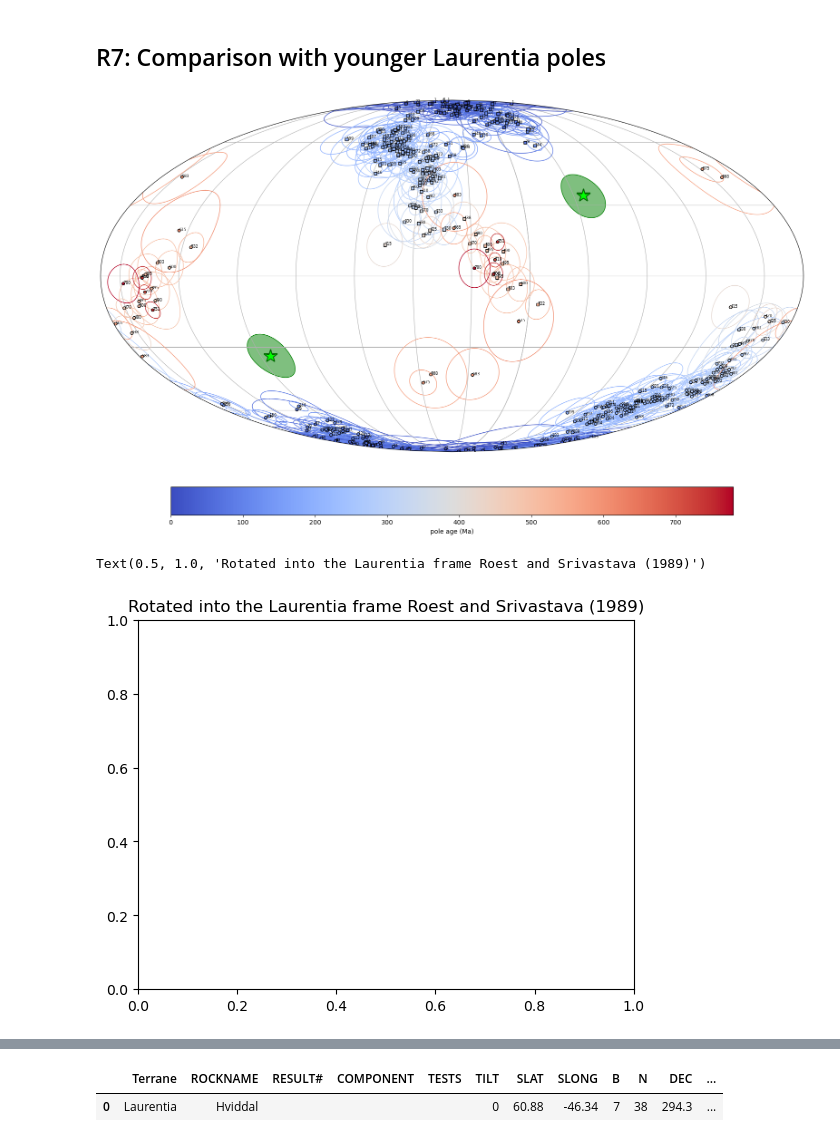
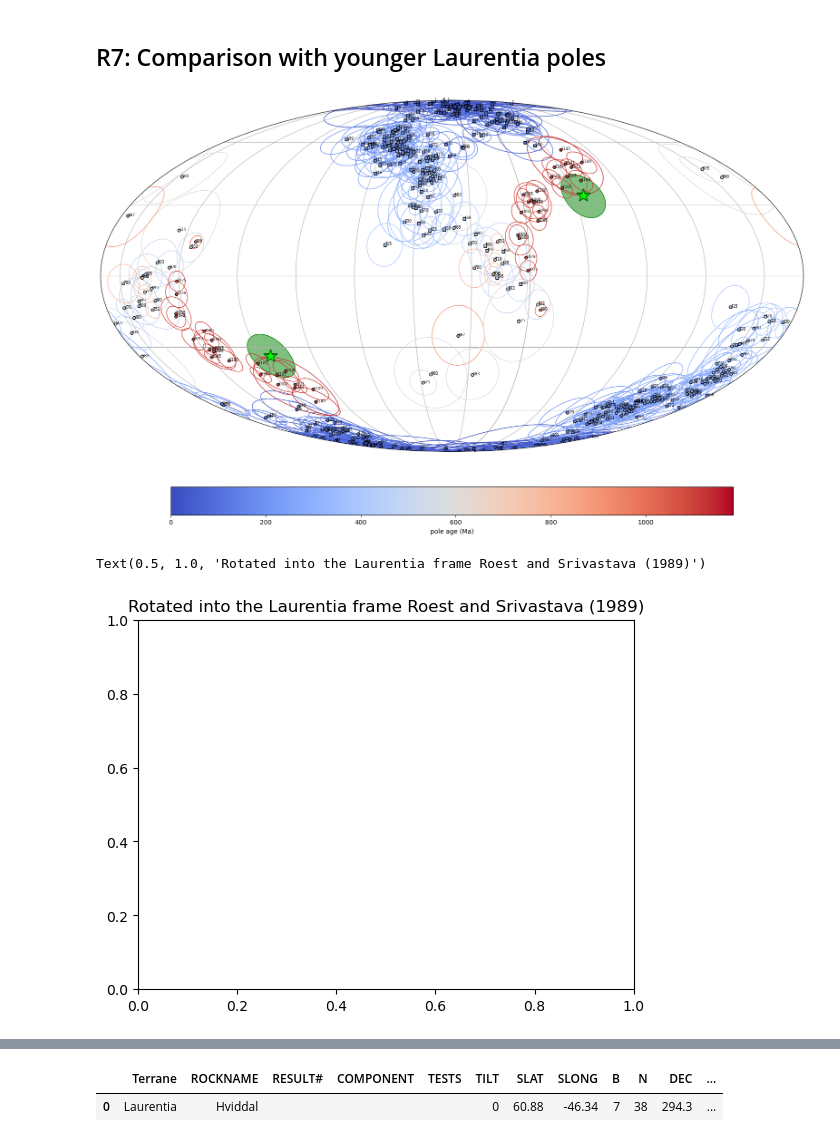
Before and after one commit to Swanson-Hysell-Group/2026_Laurentia_Precambrian_poles, a Jupyter notebook: pole_notebooks/1184_Hviddal.ipynb, the cells around one changed output, grey strips where cells are left out. Cells and saved outputs as stored; diff of their text form; code cells hidden in the pictures.

Commit message:
Updates to Hvidal
Typoes and age change in laurentia younger pole plot

```diff
--- a/pole_notebooks/1184_Hviddal.ipynb
+++ b/pole_notebooks/1184_Hviddal.ipynb
@@ -190,12 +190,12 @@ A_95 of 9.6 passes Deenen et al. (2011) criteria of being between 5.5 and 24.1 f
 # %%
 Laurentia_poles = pt.get_Laurentia_poles()
 Laurentia_stricto_poles = pt.get_Laurentia_stricto_poles()
 pt.plot_pole_overlap('Hviddal', Laurentia_stricto_poles, pt.Torsvik2012_Laurentia,
                   pole_plat=pole_mean['inc'], pole_plon=pole_mean['dec'],
-                  pole_A95=pole_mean['alpha95'], pole_age=780)
+                  pole_A95=pole_mean['alpha95'], pole_age=1184)
 plt.title('Rotated into the Laurentia frame Roest and Srivastava (1989)')
 # %% [output]
-[figure, old version]
+[figure, new version]
 Text(0.5, 1.0, 'Rotated into the Laurentia frame Roest and Srivastava (1989)')
 [figure]
 # %% [markdown]
```
Also changed, not shown: parts of 2 cells of this notebook, 2 other files.
